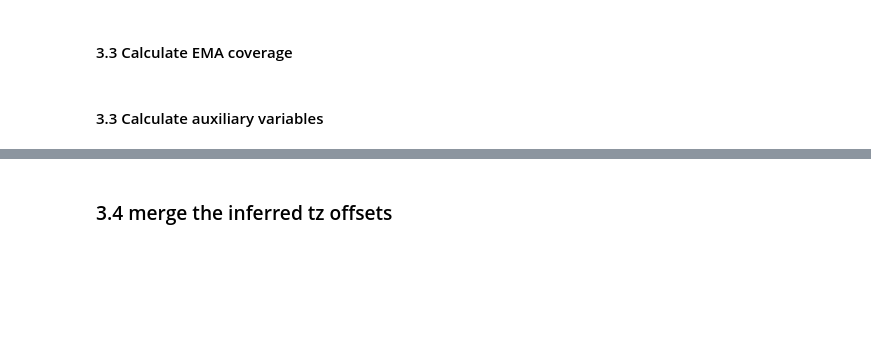
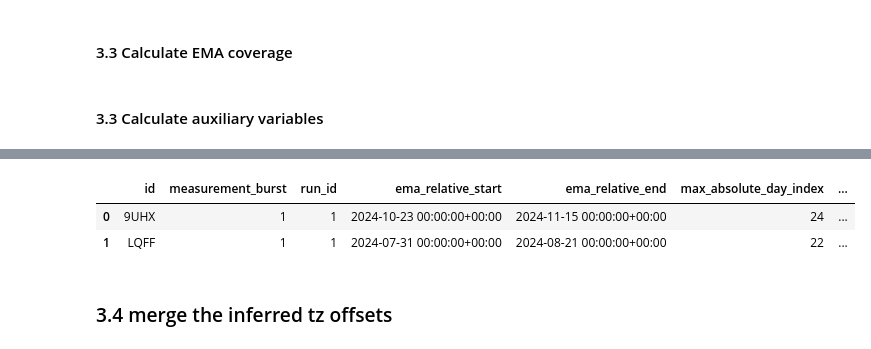
Before and after one commit to leona-ha/preact_digital, a Jupyter notebook: notebooks/01_Data_Preprocess.ipynb, the cells around one changed output, grey strips where cells are left out. Saved outputs shown, nothing was run; the diff lists cells and outputs as text; code cells hidden in the pictures; blank space fills up the shorter version.

```diff
--- a/notebooks/01_Data_Preprocess.ipynb
+++ b/notebooks/01_Data_Preprocess.ipynb
@@ -491,0 +656,17 @@ df_ema_content = df_ema_content.loc[
+# %%
+# choose the valid run per participant and burst (= the one with the most days and beeps)
+selected_runs = (
+    run_summary.sort_values(
+        ['id', 'measurement_burst', 'n_days', 'n_beeps', 'run_id'],
+        ascending=[True, True, False, False, False]
+    )
+    .drop_duplicates(['id', 'measurement_burst'])
+    [['id', 'measurement_burst', 'run_id']]
+)
+
+# keep only selected run
+df_ema_content = df_ema_content.merge(
+    selected_runs,
+    on=['id', 'measurement_burst', 'run_id'],
+    how='inner'
+)
@@ -491,0 +706,24 @@ df_ema_content = df_ema_content.loc[
+# %%
+# 10. summary of problematic cases
+df_max_day = (
+    df_ema_content.loc[
+        df_ema_content["id"].isin(high_indices_id) & (df_ema_content["absolute_day_index"] > 16),
+        ["id", "measurement_burst", "run_id", "ema_relative_start", "ema_relative_end", "absolute_day_index", "beep_per_person_id"]
+    ]
+    .groupby(["id", "measurement_burst", "run_id", "ema_relative_start", "ema_relative_end"], as_index=False)
+    .agg(
+        max_absolute_day_index=("absolute_day_index", "max"),
+        n_unique_beeps_after_day16=("beep_per_person_id", "nunique"),
+    )
+    .sort_values(["id", "measurement_burst", "run_id", "max_absolute_day_index"])
+)
+
+df_max_day_burst0 = df_max_day.loc[df_max_day["measurement_burst"] == 0]
+df_max_day_burst1 = df_max_day.loc[df_max_day["measurement_burst"] == 1]
+df_max_day_burst2 = df_max_day.loc[df_max_day["measurement_burst"] == 2]
+# %%
+df_max_day_burst1.head()
+# %% [output]
+|  | id | measurement_burst | run_id | ema_relative_start | ema_relative_end | max_absolute_day_index | ... |
+| 0 | 9UHX | 1 | 1 | 2024-10-23 00:00:00+00:00 | 2024-11-15 00:00:00+00:00 | 24 | ... |
+| 1 | LQFF | 1 | 1 | 2024-07-31 00:00:00+00:00 | 2024-08-21 00:00:00+00:00 | 22 | ... |
```
Also changed, not shown: parts of 18 cells of this notebook.
